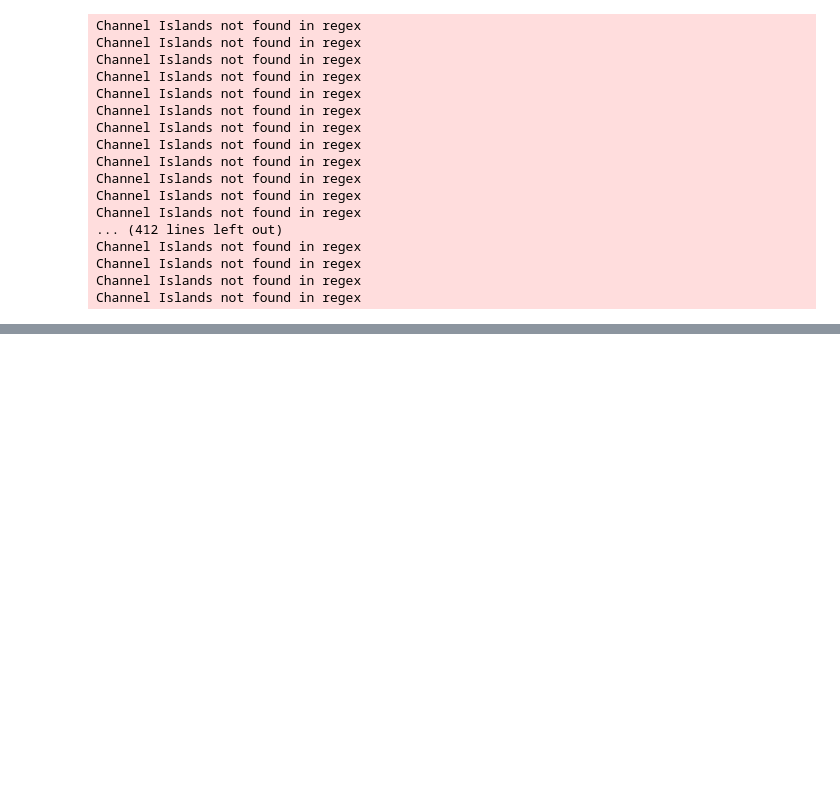
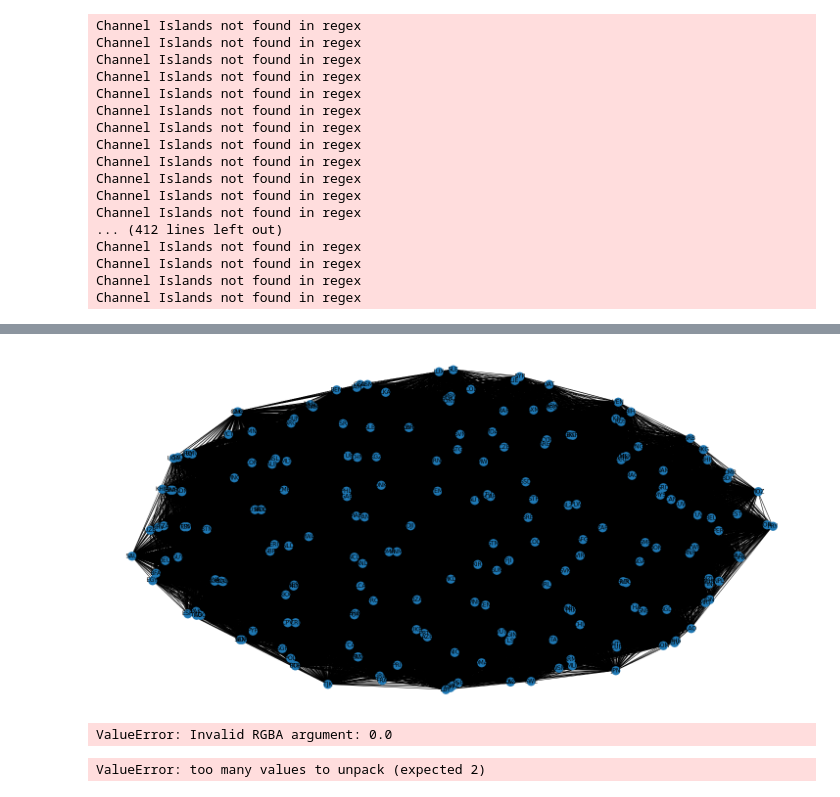
Before and after one commit to Halkenhaeusser/International-Money-and-Finance, a Jupyter notebook: Remittances/remit.ipynb, the cells around one changed output, grey strips where cells are left out. Saved outputs shown, nothing was run; the diff lists cells and outputs as text; code cells hidden in the pictures; blank space fills up the shorter version.

```diff
--- a/Remittances/remit.ipynb
+++ b/Remittances/remit.ipynb
@@ -160 +119,5 @@ pd.drop()
+# %%
+bilateral_flows_long.drop(bilateral_flows_long[bilateral_flows_long['Receiver'] == bilateral_flows_long['Sender']].index, inplace= True)
+bilateral_flows_long.drop(bilateral_flows_long[bilateral_flows_long['ReceiverIso'] == 'not found'].index, inplace= True)
+bilateral_flows_long.drop(bilateral_flows_long[bilateral_flows_long['SenderIso'] == 'not found'].index, inplace= True)
 # %%
@@ -163,0 +132,22 @@ Object `pd.exclude` not found.
+# %%
+g = nx.DiGraph()
+g = nx.from_pandas_edgelist(bilateral_flows_long, 'SenderIso', 'ReceiverIso', "Value")
+# %%
+from matplotlib.pyplot import figure
+figure(figsize=(20, 10))
+
+nx.draw(g, arrows = True, arrowsize = 2, with_labels = True)
+# %% [output]
+[figure, added]
+# %%
+nx.draw(g, with_labels=True,
+            edge_color=[g.edges[i, j]['Value'] for i, j in g.edges],
+            edgelist = [(u,v) for u,v,e in g.edges(data=True) if e['Value'] >0],
+            edge_cmap=plt.cm.binary, edge_vmin=0, edge_vmax=1,
+            alpha=0.7, vmin=0, vmax=1)
+# %% [output]
+ValueError: Invalid RGBA argument: 0.0
+# %%
+g.edges[[g.edges[i, j]['Value'] > 0 for i, j in g.edges]]
+# %% [output]
+ValueError: too many values to unpack (expected 2)
```
Also changed, not shown: parts of 7 cells of this notebook.
